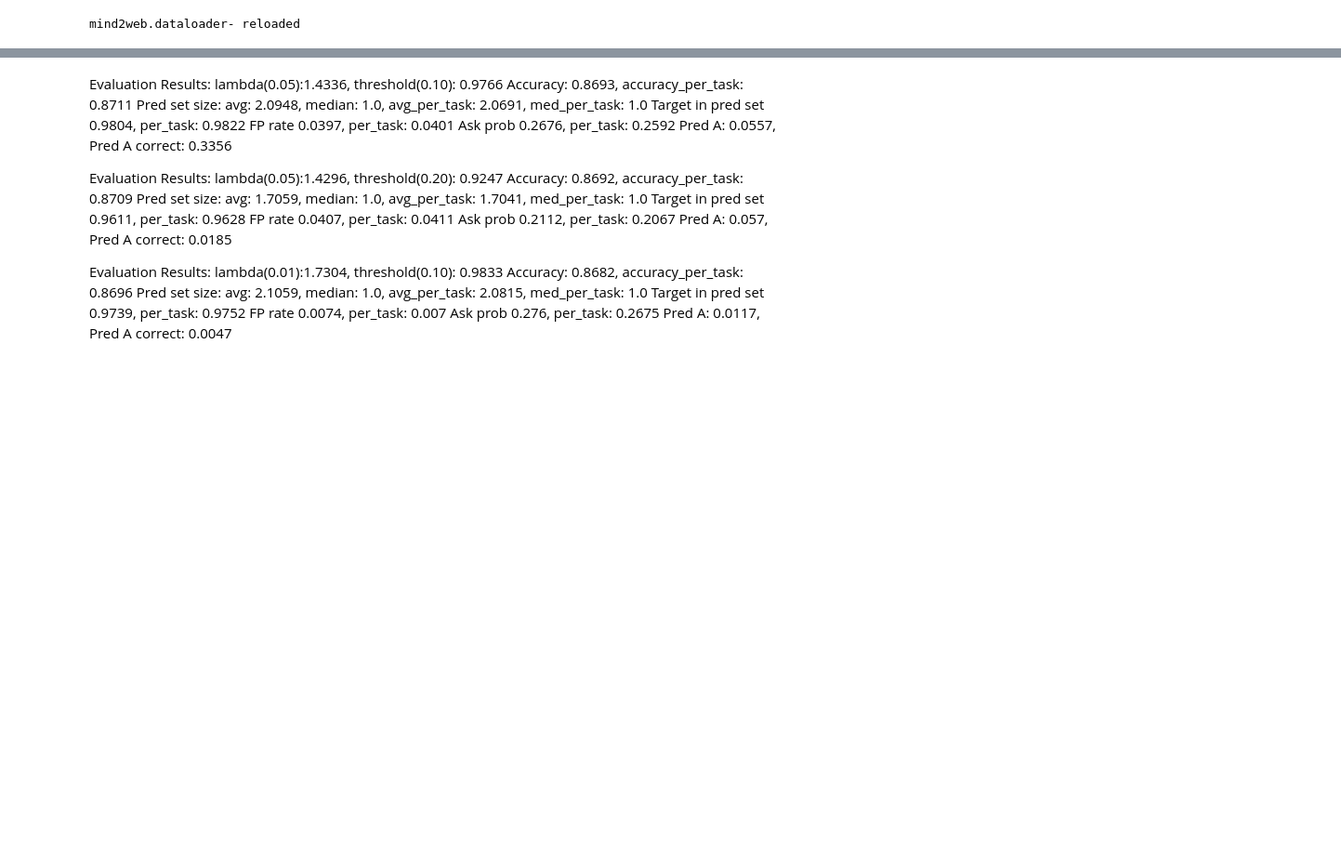
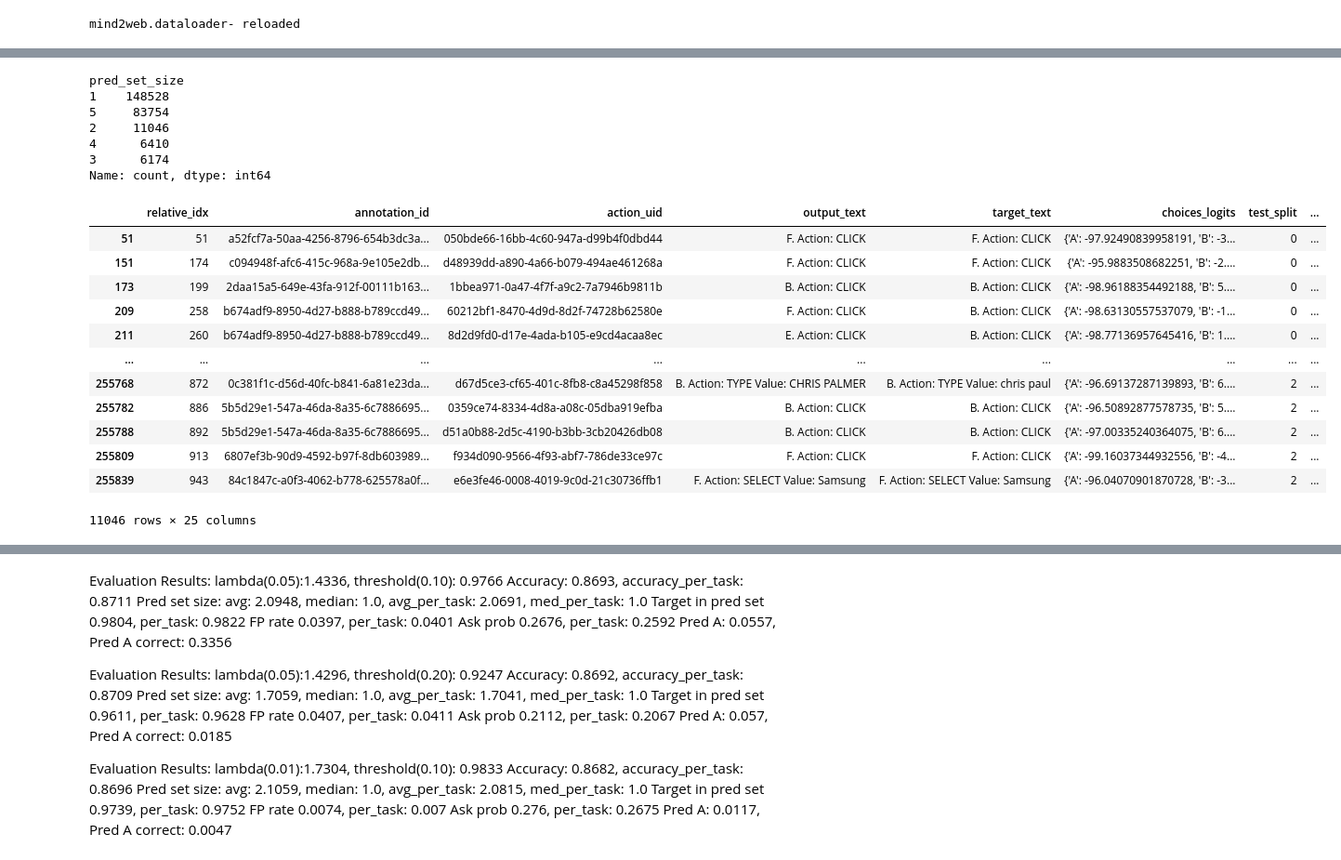
Before and after one commit to amitxy/Robots-That-Ask-For-Help-Over-The-Horizon, a Jupyter notebook: research.ipynb, the cells around one changed output, grey strips where cells are left out. Shown at 93% size. Cells and saved outputs as stored; diff of their text form; code cells hidden in the pictures; blank space fills up the shorter version.

```diff
--- a/research.ipynb
+++ b/research.ipynb
@@ -259,0 +362,31 @@ Pred A: 0.057, Pred A correct: 0.3429
+# %%
+print(results_df['pred_set_size'].value_counts())
+scores = 1-results_df.groupby('annotation_id')['target_prob'].min()
+# utils.plot.nonconformity_histogram(scores,0.9905)
+# x = utils.helpers.add_eval_columns(results_df, logits_temp=15)
+# scores = 1-x.groupby('annotation_id')['target_prob'].min()
+
+results_df[results_df['pred_set_size']==2]
+# utils.plot.nonconformity_histogram(scores,get_threshold(x, alpha=0.25))
+# results_df.head()
+# %% [output]
+pred_set_size
+1    148528
+5     83754
+2     11046
+4      6410
+3      6174
+Name: count, dtype: int64
+|  | relative_idx | annotation_id | action_uid | output_text | target_text | choices_logits | test_split | ... |
+| 51 | 51 | a52fcf7a-50aa-4256-8796-654b3dc3a... | 050bde66-16bb-4c60-947a-d99b4f0dbd44 | F. Action: CLICK | F. Action: CLICK | {'A': -97.92490839958191, 'B': -3... | 0 | ... |
+| 151 | 174 | c094948f-afc6-415c-968a-9e105e2db... | d48939dd-a890-4a66-b079-494ae461268a | F. Action: CLICK | F. Action: CLICK | {'A': -95.9883508682251, 'B': -2.... | 0 | ... |
+| 173 | 199 | 2daa15a5-649e-43fa-912f-00111b163... | 1bbea971-0a47-4f7f-a9c2-7a7946b9811b | B. Action: CLICK | B. Action: CLICK | {'A': -98.96188354492188, 'B': 5.... | 0 | ... |
+| 209 | 258 | b674adf9-8950-4d27-b888-b789ccd49... | 60212bf1-8470-4d9d-8d2f-74728b62580e | F. Action: CLICK | B. Action: CLICK | {'A': -98.63130557537079, 'B': -1... | 0 | ... |
+| 211 | 260 | b674adf9-8950-4d27-b888-b789ccd49... | 8d2d9fd0-d17e-4ada-b105-e9cd4acaa8ec | E. Action: CLICK | B. Action: CLICK | {'A': -98.77136957645416, 'B': 1.... | 0 | ... |
+| ... | ... | ... | ... | ... | ... | ... | ... | ... |
+| 255768 | 872 | 0c381f1c-d56d-40fc-b841-6a81e23da... | d67d5ce3-cf65-401c-8fb8-c8a45298f858 | B. Action: TYPE Value: CHRIS PALMER | B. Action: TYPE Value: chris paul | {'A': -96.69137287139893, 'B': 6.... | 2 | ... |
+| 255782 | 886 | 5b5d29e1-547a-46da-8a35-6c7886695... | 0359ce74-8334-4d8a-a08c-05dba919efba | B. Action: CLICK | B. Action: CLICK | {'A': -96.50892877578735, 'B': 5.... | 2 | ... |
+| 255788 | 892 | 5b5d29e1-547a-46da-8a35-6c7886695... | d51a0b88-2d5c-4190-b3bb-3cb20426db08 | B. Action: CLICK | B. Action: CLICK | {'A': -97.00335240364075, 'B': 6.... | 2 | ... |
+| 255809 | 913 | 6807ef3b-90d9-4592-b97f-8db603989... | f934d090-9566-4f93-abf7-786de33ce97c | F. Action: CLICK | F. Action: CLICK | {'A': -99.16037344932556, 'B': -4... | 2 | ... |
+| 255839 | 943 | 84c1847c-a0f3-4062-b778-625578a0f... | e6e3fe46-0008-4019-9c0d-21c30736ffb1 | F. Action: SELECT Value: Samsung | F. Action: SELECT Value: Samsung | {'A': -96.04070901870728, 'B': -3... | 2 | ... |
+11046 rows × 25 columns
```
Also changed, not shown: parts of 9 cells of this notebook.
